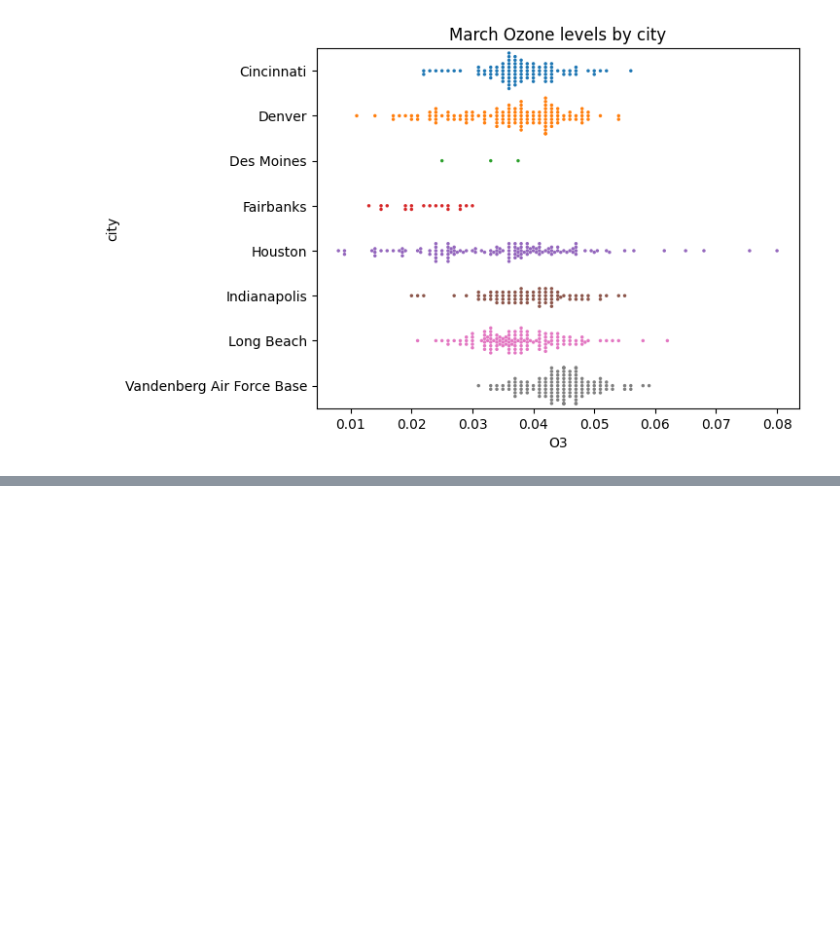
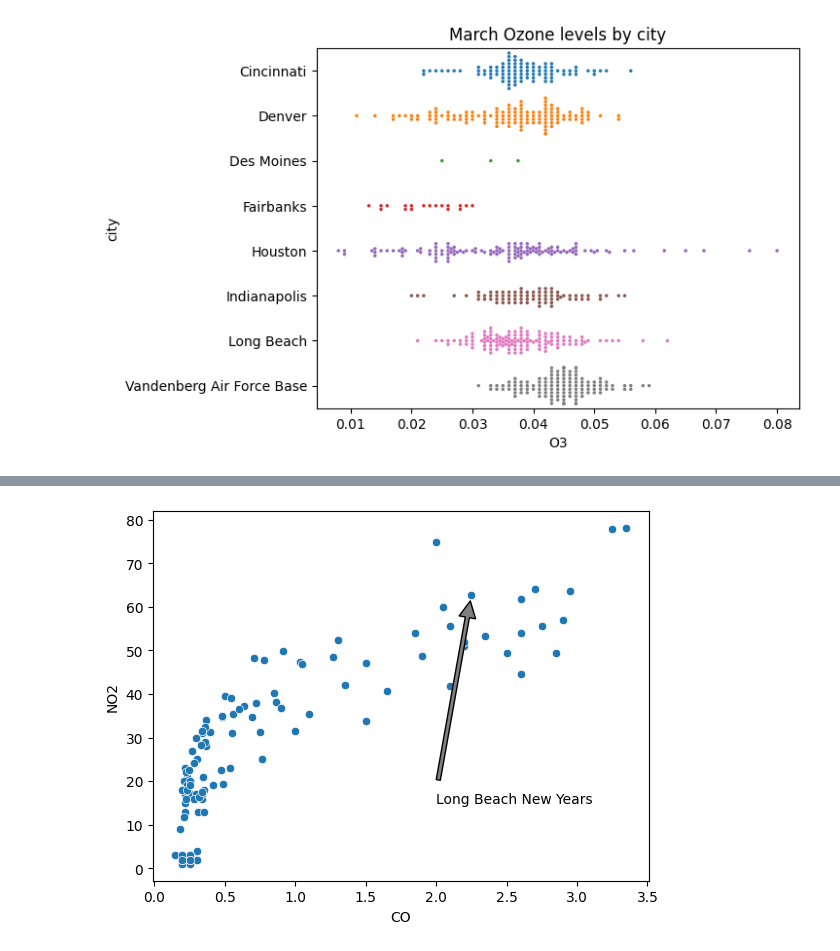
Before and after one commit to farvic/python-datascience, a Jupyter notebook: data-viz-track/improving your data visualizations/chapter1-highlighting-data.ipynb, the cells around one changed output, grey strips where cells are left out. Cells and saved outputs as stored; diff of their text form; code cells hidden in the pictures; blank space fills up the shorter version.

```diff
--- a/data-viz-track/improving your data visualizations/chapter1-highlighting-data.ipynb
+++ b/data-viz-track/improving your data visualizations/chapter1-highlighting-data.ipynb
@@ -132,0 +167,18 @@ plt.show()
+# %%
+# Query and filter to New Years in Long Beach
+jan_pollution = pollution.query("(month  ==  1) & (year  ==  2012)")
+lb_newyears = jan_pollution.query("(day  ==  1) & (city  ==  'Long Beach')")
+
+sns.scatterplot(x = 'CO', y = 'NO2',
+                data = jan_pollution)
+
+# Point arrow to lb_newyears & place text in lower left
+plt.annotate('Long Beach New Years',
+             xy = (lb_newyears.CO, lb_newyears.NO2),
+             xytext = (2, 15),
+             # Shrink the arrow to avoid occlusion
+             arrowprops = {'facecolor':'gray', 'width': 3, 'shrink': 0.03},
+             backgroundcolor = 'white')
+plt.show()
+# %% [output]
+[figure, added]
```
Also changed, not shown: parts of 24 cells of this notebook, 1 other file.
